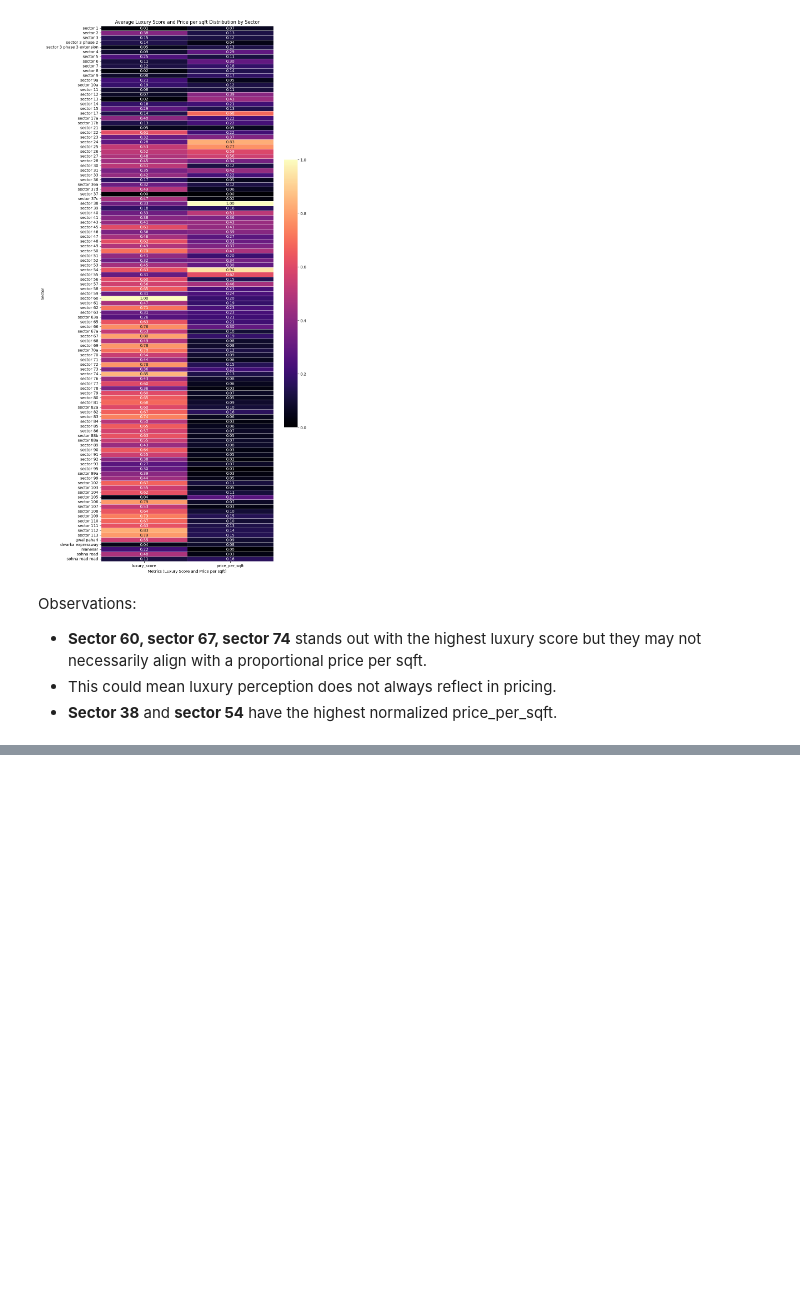
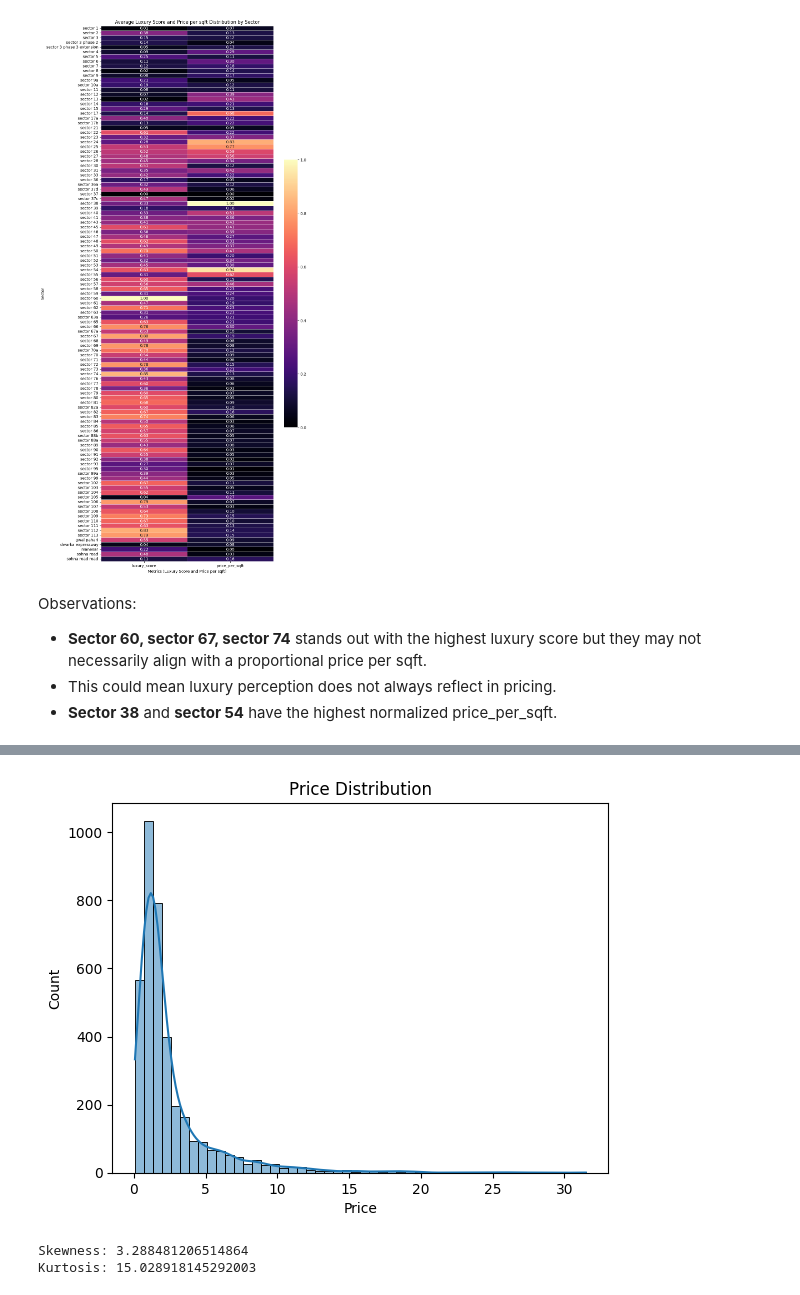
Before and after one commit to Tanwar-Aastha/Property-price-prediction, a Jupyter notebook: notebook/EDA.ipynb, the cells around one changed output, grey strips where cells are left out. Cells and saved outputs as stored; diff of their text form; code cells hidden in the pictures; blank space fills up the shorter version.

```diff
--- a/notebook/EDA.ipynb
+++ b/notebook/EDA.ipynb
@@ -465,0 +493,17 @@ Observations:
+# %%
+sns.histplot(data=data, x='price',kde=True, bins=50)
+plt.title('Price Distribution')
+plt.xlabel('Price')
+plt.ylabel('Count')
+plt.show()
+# %% [output]
+[figure, added]
+# %%
+# checking the skewness and kurtosis
+price_skewness = data['price'].skew()
+price_kurtosis = data['price'].kurt()
+
+print(f"Skewness: {price_skewness}\nKurtosis: {price_kurtosis}")
+# %% [output]
+Skewness: 3.288481206514864
+Kurtosis: 15.028918145292003
```
Also changed, not shown: parts of 18 cells of this notebook.
